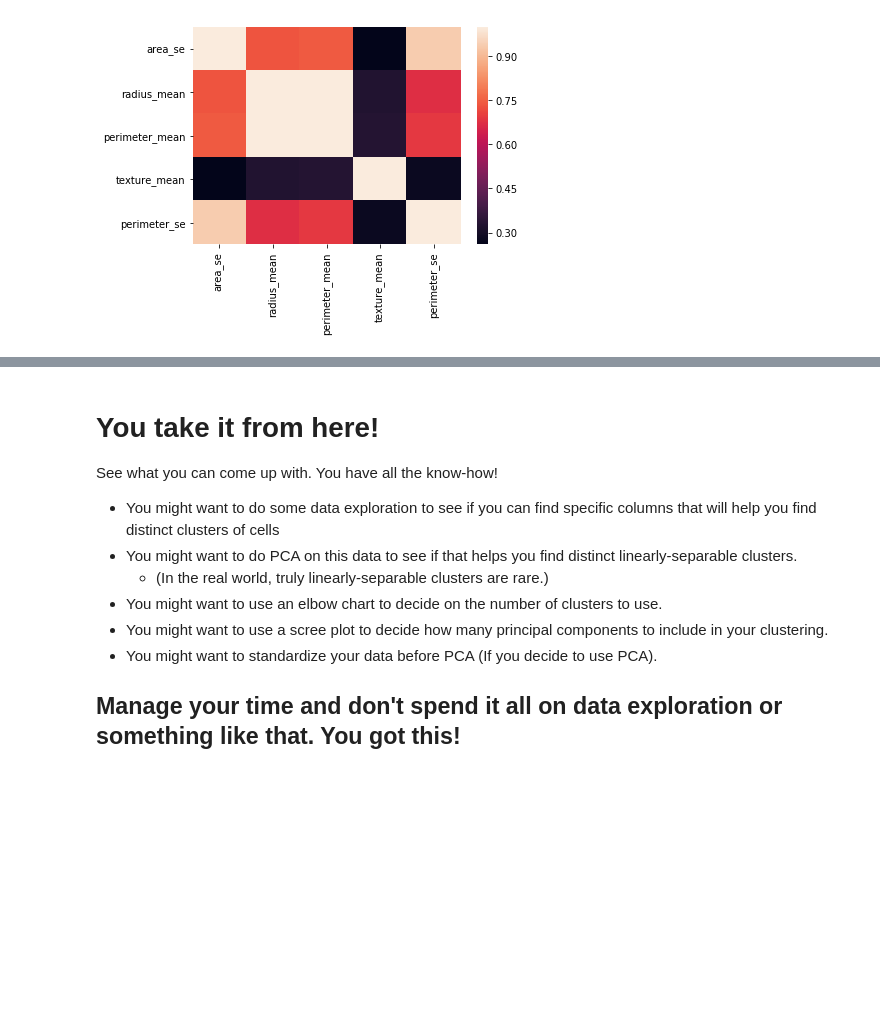
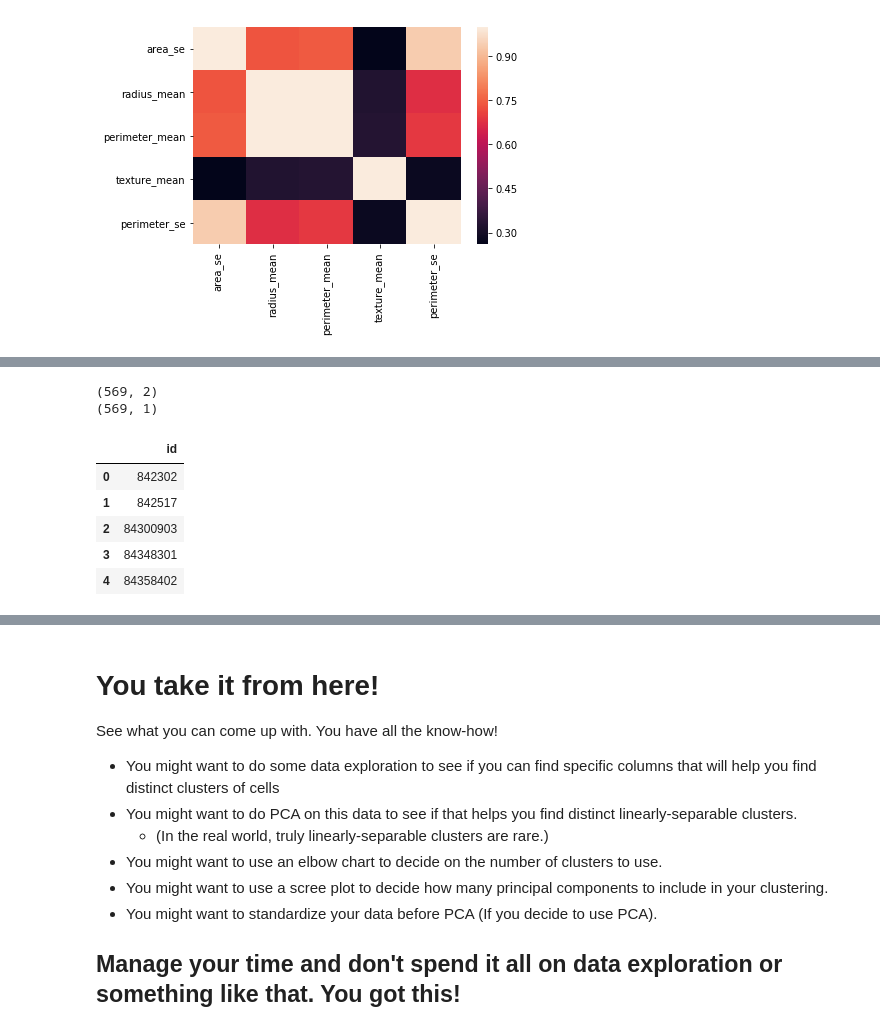
Before and after one commit to bloominstituteoftechnology/DS-Unit-1-Sprint-4-Linear-Algebra, a Jupyter notebook: module4-clustering/Cell_Clustering_Assignment.ipynb, the cells around one changed output, grey strips where cells are left out. Saved outputs shown, nothing was run; the diff lists cells and outputs as text; code cells hidden in the pictures; blank space fills up the shorter version.

```diff
--- a/module4-clustering/Cell_Clustering_Assignment.ipynb
+++ b/module4-clustering/Cell_Clustering_Assignment.ipynb
@@ -190,0 +211,3 @@ sns.heatmap(hivi.corr());
+# %%
+eigVals, eigVec = np.linalg.eig(sigma)
+eigVals
@@ -190,0 +217,4 @@ sns.heatmap(hivi.corr());
+# %%
+sorted_index = eigVals.argsort()[::-1]
+eigVals = eigVals[sorted_index]
+eigVec = eigVec[:,sorted_index]
@@ -190,0 +257,15 @@ sns.heatmap(hivi.corr());
+# %%
+ids = pd.DataFrame(ids)
+transformed = pd.DataFrame(transformed)
+print(transformed.shape)
+print(ids.shape)
+ids.head()
+# %% [output]
+(569, 2)
+(569, 1)
+|  | id |
+| 0 | 842302 |
+| 1 | 842517 |
+| 2 | 84300903 |
+| 3 | 84348301 |
+| 4 | 84358402 |
```
Also changed, not shown: parts of 12 cells of this notebook.
